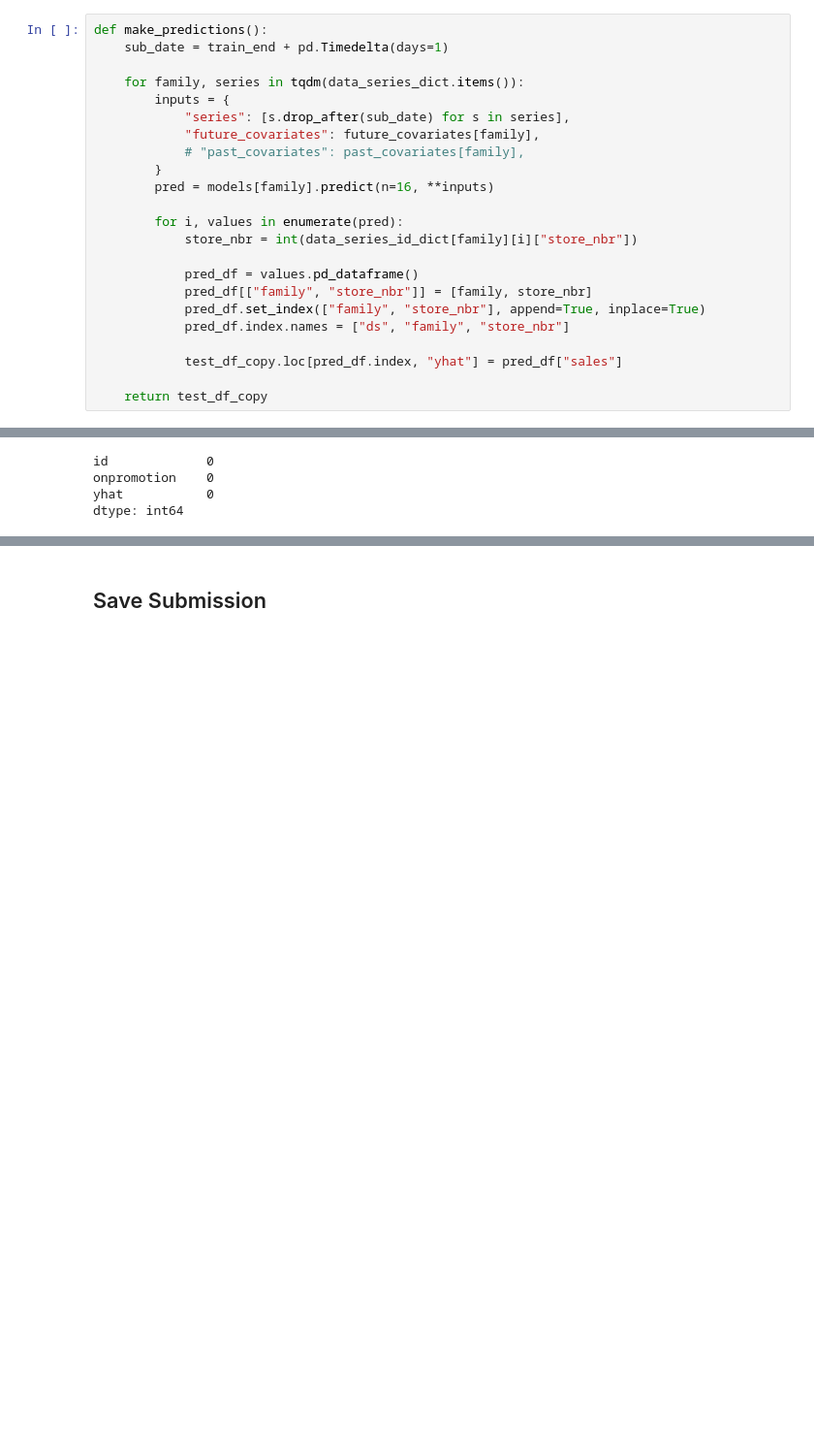
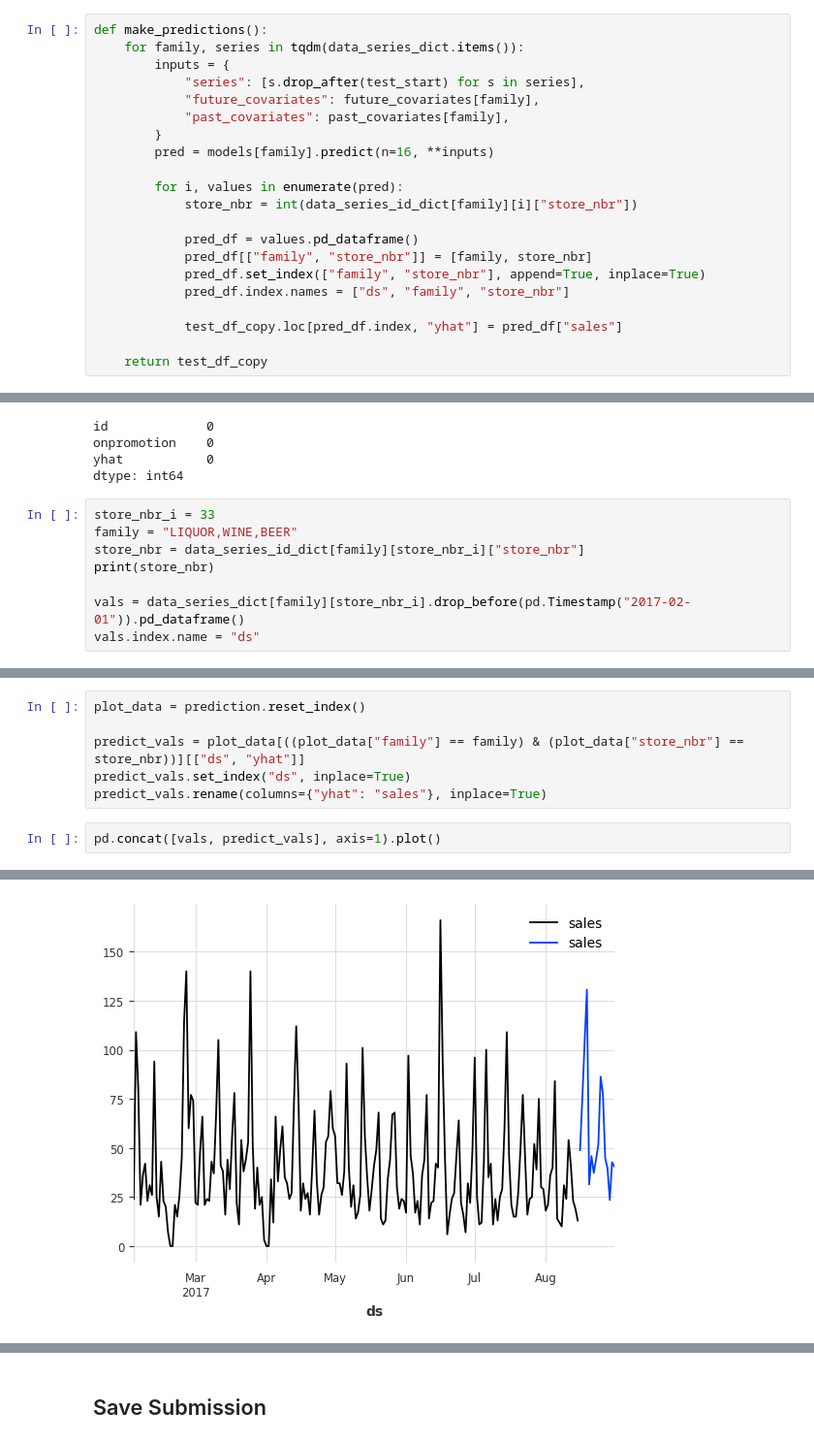
Before and after one commit to Tikhon-Radkevich/Store-Sales, a Jupyter notebook: notebooks/light_gbm/darts_draft.ipynb, the cells around one changed output, grey strips where cells are left out. Shown at 97% size. Cells and saved outputs as stored; diff of their text form; blank space fills up the shorter version.

```diff
--- a/notebooks/light_gbm/darts_draft.ipynb
+++ b/notebooks/light_gbm/darts_draft.ipynb
@@ -361,13 +275,11 @@ test_df_copy = baseline_prediction.copy()
 test_df_copy.set_index(["ds", "family", "store_nbr"], inplace=True)
 # %%
 def make_predictions():
-    sub_date = train_end + pd.Timedelta(days=1)
-
     for family, series in tqdm(data_series_dict.items()):
         inputs = {
-            "series": [s.drop_after(sub_date) for s in series],
+            "series": [s.drop_after(test_start) for s in series],
             "future_covariates": future_covariates[family],
-            # "past_covariates": past_covariates[family],
+            "past_covariates": past_covariates[family],
         }
         pred = models[family].predict(n=16, **inputs)
 
@@ -391,3 +303,11 @@ id             0
 onpromotion    0
 yhat           0
 dtype: int64
+# %%
+store_nbr_i = 33
+family = "LIQUOR,WINE,BEER"
+store_nbr = data_series_id_dict[family][store_nbr_i]["store_nbr"]
+print(store_nbr)
+
+vals = data_series_dict[family][store_nbr_i].drop_before(pd.Timestamp("2017-02-01")).pd_dataframe()
+vals.index.name = "ds"
@@ -393,0 +316,9 @@ dtype: int64
+# %%
+plot_data = prediction.reset_index()
+
+predict_vals = plot_data[((plot_data["family"] == family) & (plot_data["store_nbr"] == store_nbr))][["ds", "yhat"]]
+predict_vals.set_index("ds", inplace=True)
+predict_vals.rename(columns={"yhat": "sales"}, inplace=True)
+# %%
+pd.concat([vals, predict_vals], axis=1).plot()
+# %% [output]
@@ -393,0 +326 @@ dtype: int64
+[figure, added]
```
Also changed, not shown: parts of 31 cells of this notebook.
